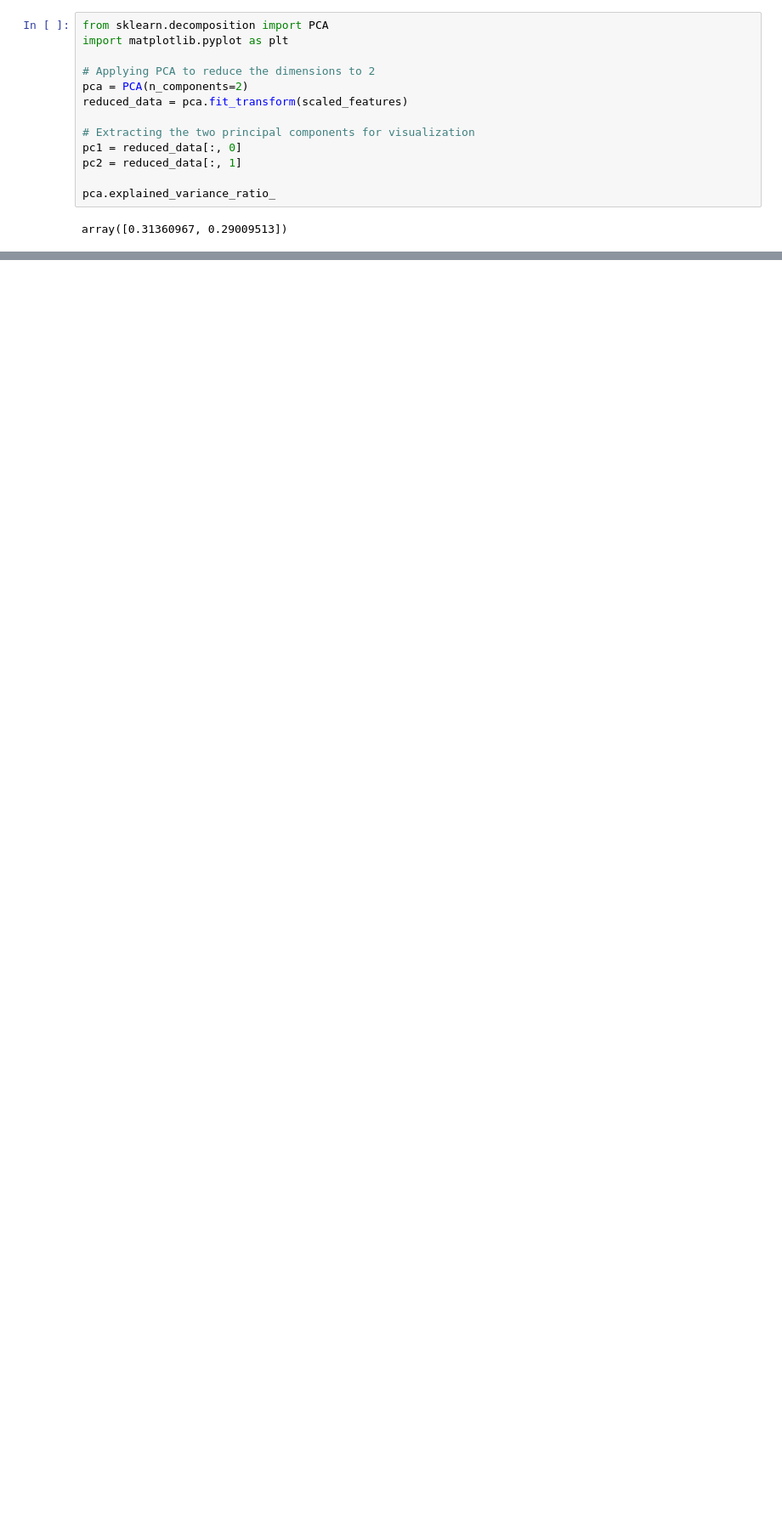
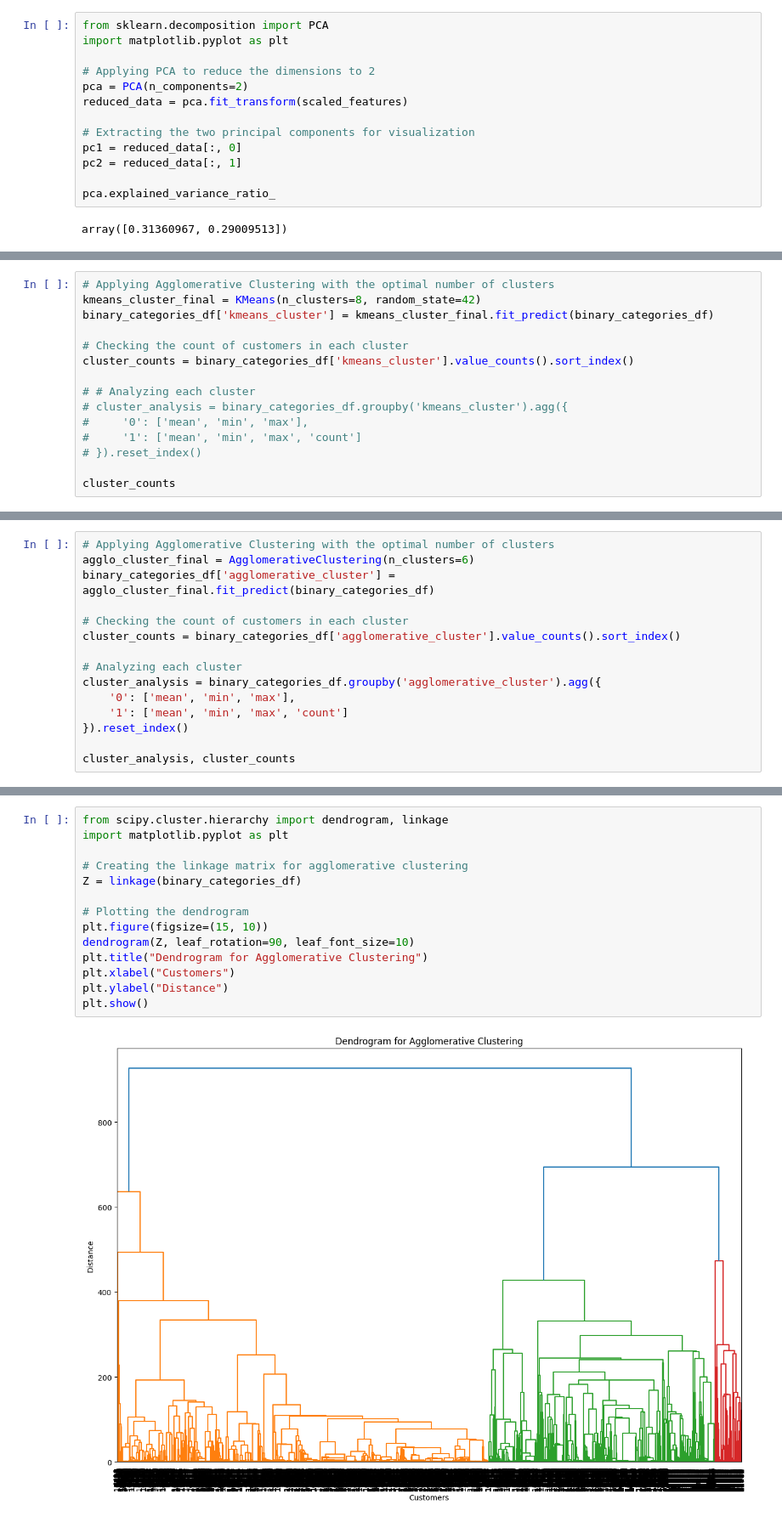
Before and after one commit to kanishkkg/ampba_24_group18_term2, a Jupyter notebook: ml_ul/GR_18_MLUL1_group18_Products.ipynb, the cells around one changed output, grey strips where cells are left out. Shown at 85% size. Cells and saved outputs as stored; diff of their text form; blank space fills up the shorter version.

```diff
--- a/ml_ul/GR_18_MLUL1_group18_Products.ipynb
+++ b/ml_ul/GR_18_MLUL1_group18_Products.ipynb
@@ -253,0 +605,15 @@ item2 = [order2,order3,order4]
+# %%
+# Applying Agglomerative Clustering with the optimal number of clusters
+kmeans_cluster_final = KMeans(n_clusters=8, random_state=42)
+binary_categories_df['kmeans_cluster'] = kmeans_cluster_final.fit_predict(binary_categories_df)
+
+# Checking the count of customers in each cluster
+cluster_counts = binary_categories_df['kmeans_cluster'].value_counts().sort_index()
+
+# # Analyzing each cluster
+# cluster_analysis = binary_categories_df.groupby('kmeans_cluster').agg({
+#     '0': ['mean', 'min', 'max'],
+#     '1': ['mean', 'min', 'max', 'count']
+# }).reset_index()
+
+cluster_counts
@@ -253,0 +631,15 @@ item2 = [order2,order3,order4]
+# %%
+# Applying Agglomerative Clustering with the optimal number of clusters
+agglo_cluster_final = AgglomerativeClustering(n_clusters=6)
+binary_categories_df['agglomerative_cluster'] = agglo_cluster_final.fit_predict(binary_categories_df)
+
+# Checking the count of customers in each cluster
+cluster_counts = binary_categories_df['agglomerative_cluster'].value_counts().sort_index()
+
+# Analyzing each cluster
+cluster_analysis = binary_categories_df.groupby('agglomerative_cluster').agg({
+    '0': ['mean', 'min', 'max'],
+    '1': ['mean', 'min', 'max', 'count']
+}).reset_index()
+
+cluster_analysis, cluster_counts
@@ -254 +667,17 @@ item2 = [order2,order3,order4]
+# %%
+from scipy.cluster.hierarchy import dendrogram, linkage
+import matplotlib.pyplot as plt
+
+# Creating the linkage matrix for agglomerative clustering
+Z = linkage(binary_categories_df)
+
+# Plotting the dendrogram
+plt.figure(figsize=(15, 10))
+dendrogram(Z, leaf_rotation=90, leaf_font_size=10)
+plt.title("Dendrogram for Agglomerative Clustering")
+plt.xlabel("Customers")
+plt.ylabel("Distance")
+plt.show()
+# %% [output]
+[figure, added]
 # %%
```
Also changed, not shown: parts of 46 cells of this notebook.
